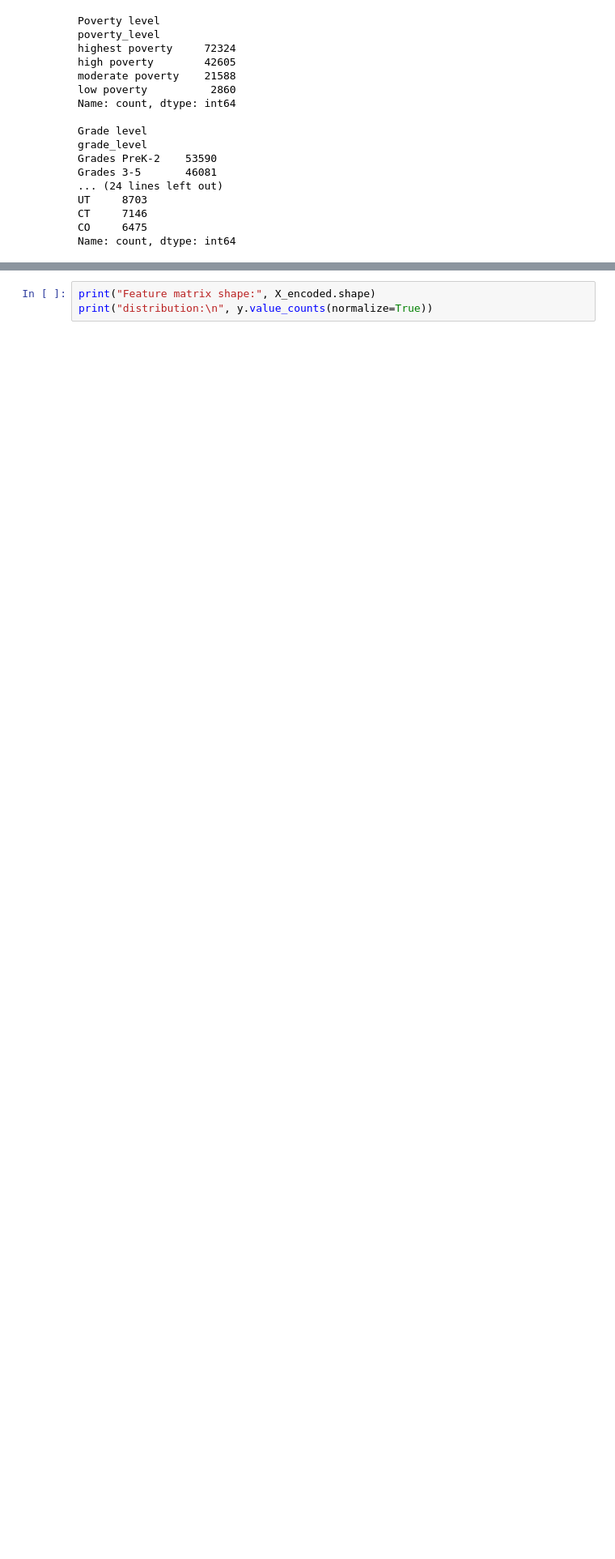
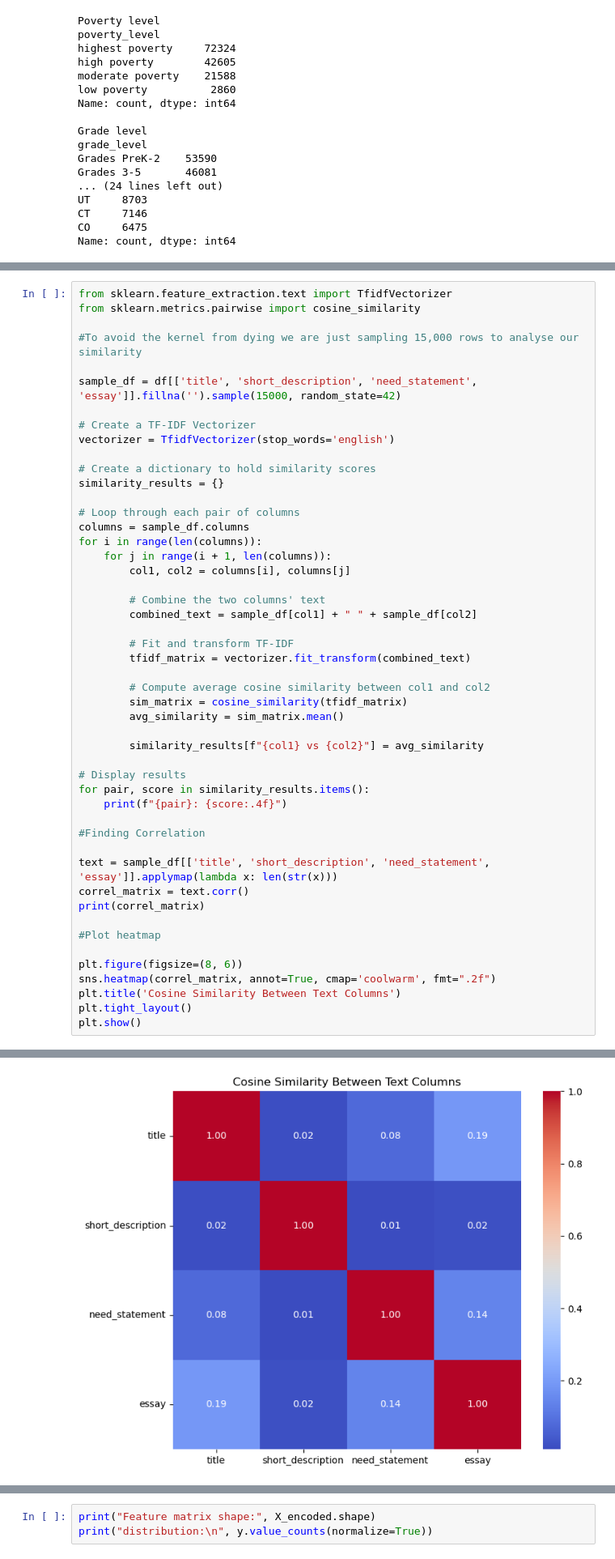
Before and after one commit to anshika2698/ML-PROJECT-GROUP-14, a Jupyter notebook: mlp_updated.ipynb, the cells around one changed output, grey strips where cells are left out. Shown at 81% size. Cells and saved outputs as stored; diff of their text form; blank space fills up the shorter version.

Commit message:
Added additonal EDA on essays data

```diff
--- a/mlp_updated.ipynb
+++ b/mlp_updated.ipynb
@@ -380,0 +276,50 @@ plt.show()
+# %%
+from sklearn.feature_extraction.text import TfidfVectorizer
+from sklearn.metrics.pairwise import cosine_similarity
+
+#To avoid the kernel from dying we are just sampling 15,000 rows to analyse our similarity
+
+sample_df = df[['title', 'short_description', 'need_statement', 'essay']].fillna('').sample(15000, random_state=42)
+
+# Create a TF-IDF Vectorizer
+vectorizer = TfidfVectorizer(stop_words='english')
+
+# Create a dictionary to hold similarity scores
+similarity_results = {}
+
+# Loop through each pair of columns
+columns = sample_df.columns
+for i in range(len(columns)):
+    for j in range(i + 1, len(columns)):
+        col1, col2 = columns[i], columns[j]
+
+        # Combine the two columns' text
+        combined_text = sample_df[col1] + " " + sample_df[col2]
+
+        # Fit and transform TF-IDF
+        tfidf_matrix = vectorizer.fit_transform(combined_text)
+
+        # Compute average cosine similarity between col1 and col2
+        sim_matrix = cosine_similarity(tfidf_matrix)
+        avg_similarity = sim_matrix.mean()
+
+        similarity_results[f"{col1} vs {col2}"] = avg_similarity
+
+# Display results
+for pair, score in similarity_results.items():
+    print(f"{pair}: {score:.4f}")
+
+#Finding Correlation
+
+text = sample_df[['title', 'short_description', 'need_statement', 'essay']].applymap(lambda x: len(str(x)))
+correl_matrix = text.corr()
+print(correl_matrix)
+
+#Plot heatmap
+
+plt.figure(figsize=(8, 6))
+sns.heatmap(correl_matrix, annot=True, cmap='coolwarm', fmt=".2f")
+plt.title('Cosine Similarity Between Text Columns')
+plt.tight_layout()
+plt.show()
+# %% [output]
@@ -381 +337,2 @@ plt.show()
+[figure, added]
 # %% [markdown]
```
Also changed, not shown: parts of 9 cells of this notebook.
